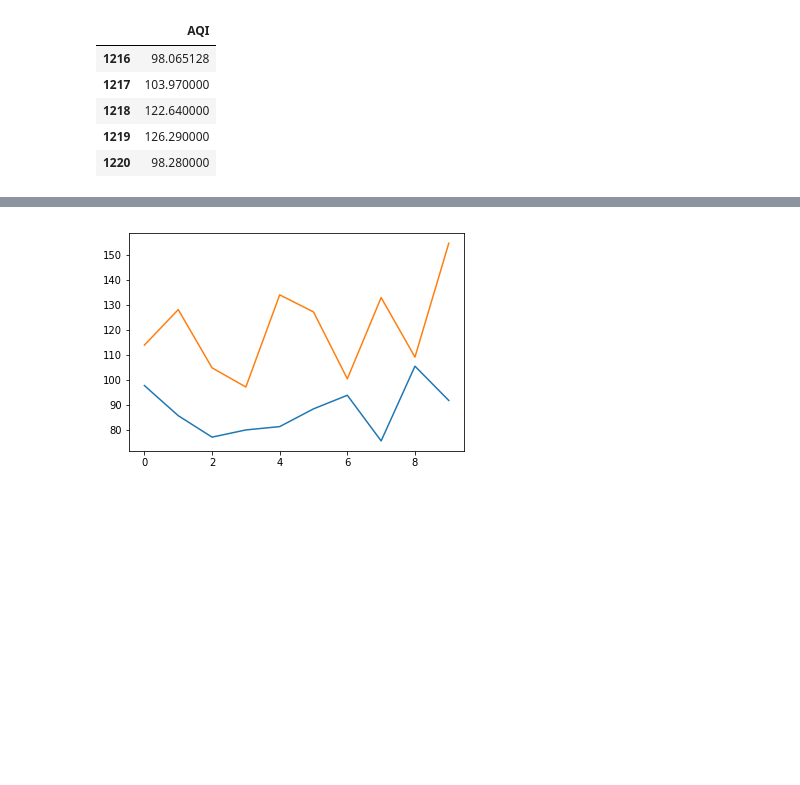
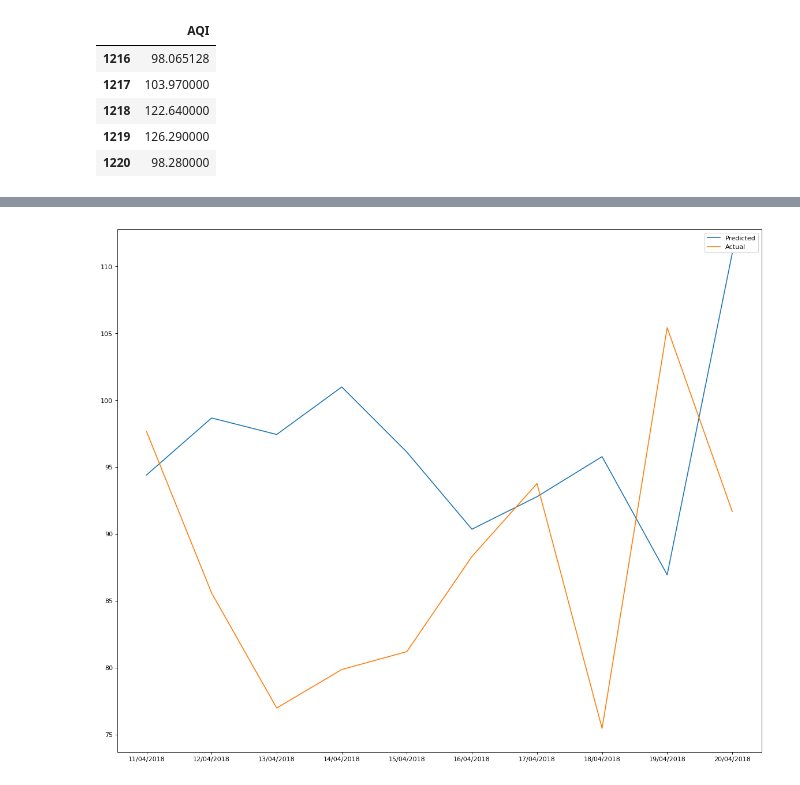
Before and after one commit to shivam-kapila/Keras_Configuration, a Jupyter notebook: Prediction_New/Mumbai/Prediction.ipynb, the cells around one changed output, grey strips where cells are left out. Saved outputs shown, nothing was run; the diff lists cells and outputs as text; code cells hidden in the pictures; blank space fills up the shorter version.

```diff
--- a/Prediction_New/Mumbai/Prediction.ipynb
+++ b/Prediction_New/Mumbai/Prediction.ipynb
@@ -13,11 +13,11 @@ train_df.tail()
 | 1219 | 09/04/2018 | 102.64 | 53.93 | 33.45 | 86.65 | 26.00 | 71.02 | 205.65 | 0.22 | 81.060000 | 86.120000 | ... |
 | 1220 | 10/04/2018 | 106.29 | 74.84 | 41.33 | 102.98 | 26.46 | 63.91 | 100.48 | 0.22 | 86.120000 | 98.065128 | ... |
 # %%
-#create a dataframe with all training data except the target column
-# train_X = train_df.drop(columns=['AQI', 'Date', 'SO2', 'NO2', 'O3'])
-# test_X = test_df.drop(columns=['AQI', 'Date', 'SO2', 'NO2', 'O3'])
-train_X = train_df.drop(columns=['AQI', 'Date'])
-test_X = test_df.drop(columns=['AQI', 'Date'])
-#check that the target variable has been removed
+#create a dataframe with all training data
+train_X = train_df.drop(columns=['AQI', 'Date', 'SO2', 'NO2', 'O3'])
+test_X = test_df.drop(columns=['AQI', 'Date', 'SO2', 'NO2', 'O3'])
+# train_X = train_df.drop(columns=['AQI', 'Date'])
+# test_X = test_df.drop(columns=['AQI', 'Date'])
+#check that the variables has been removed
 train_X.head()
 # %% [output]
@@ -91,6 +115,7 @@ test_y_predictions = model.predict(test_X)
 # %%
 l = []
+print("Required Value \t \t Predicted Value \t Difference")
 for i in range(10):
-    l.append((test_y["AQI"][i] - test_y_predictions[i]))
-    print(str(test_y["AQI"][i]) +" " + str(test_y_predictions[i]) + " " + str(l[i]))
+    l.append(test_y["AQI"][i] - test_y_predictions[i])
+    print(str(round(test_y["AQI"][i],2)) +"\t\t\t" + str(test_y_predictions[i]) + "\t\t" + str(l[i]))
 # %% [output]
@@ -169,6 +269,7 @@ test_y_predictions = model_mc.predict(test_X)
 # %%
 l = []
+print("Required Value \t \t Predicted Value \t Difference")
 for i in range(10):
-    l.append(((test_y["AQI"][i] - test_y_predictions[i])/test_y["AQI"][i])*100)
-    print(str(test_y["AQI"][i]) +" " + str(test_y_predictions[i]) + " " + str(l[i]))
+    l.append(test_y["AQI"][i] - test_y_predictions[i])
+    print(str(round(test_y["AQI"][i],2)) +"\t\t\t" + str(test_y_predictions[i]) + "\t\t" + str(l[i]))
 # %% [output]
@@ -190,16 +380,16 @@ print(l)
 # %%
-import matplotlib.pyplot as plt
-import numpy as np
+figure(num=None, figsize=(18, 15), dpi=80, facecolor='w', edgecolor='k')
 datelist = []
 predictionlist = []
 actuallist = []
 for i in range(10):
-    datelist.append(i)
+    datelist.append(date['Date'][i])
     predictionlist.append(test_y_predictions[i][0])
     actuallist.append(test_y['AQI'][i])
 
+plt.plot(datelist, predictionlist)
 plt.plot(datelist, actuallist)
-plt.plot(datelist, predictionlist)
+plt.legend(['Predicted', 'Actual'])
 plt.show()
 # %% [output]
-[figure, old version]
+[figure, new version]
```
Also changed, not shown: parts of 23 cells of this notebook, 1 other file.
